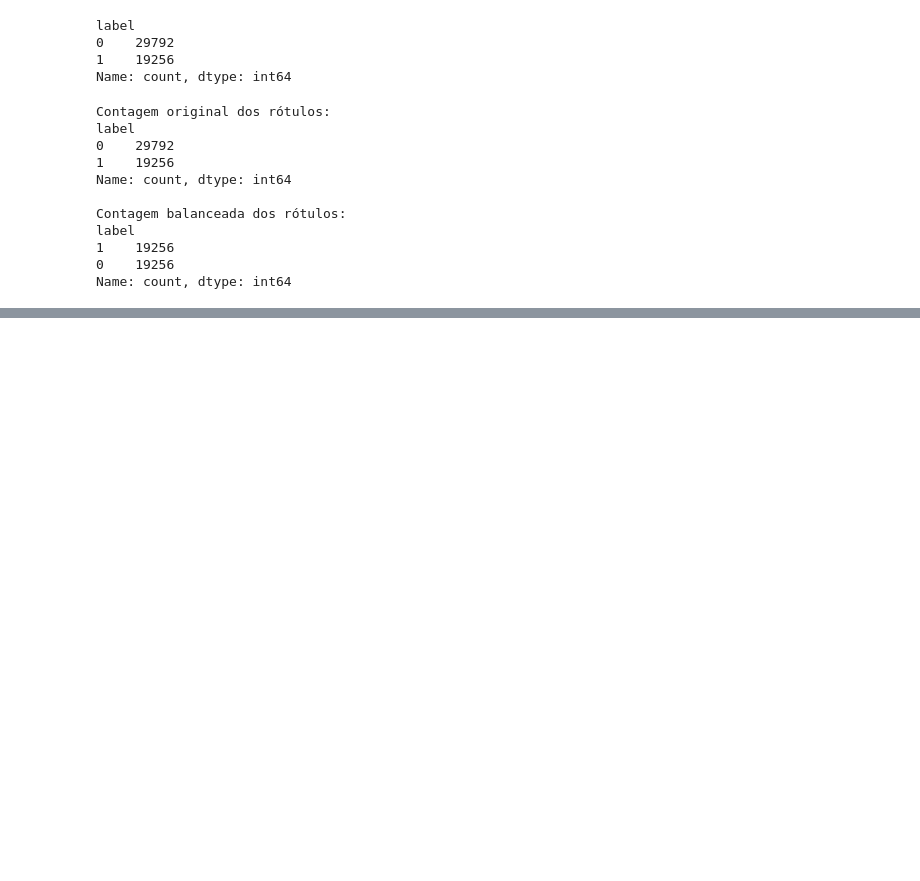
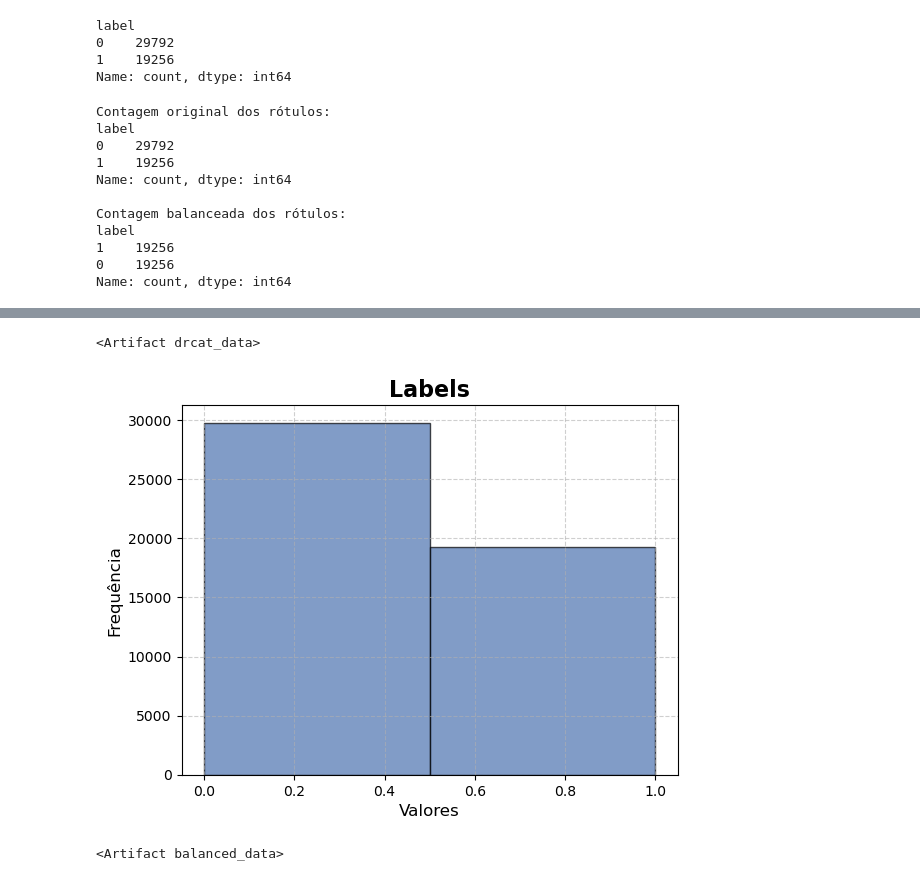
Before and after one commit to Gsdvl/ai-text-recognition, a Jupyter notebook: notebooks/03_preprocessing.ipynb, the cells around one changed output, grey strips where cells are left out. Saved outputs shown, nothing was run; the diff lists cells and outputs as text; code cells hidden in the pictures; blank space fills up the shorter version.

```diff
--- a/notebooks/03_preprocessing.ipynb
+++ b/notebooks/03_preprocessing.ipynb
@@ -287,0 +272,5 @@ test_df.to_csv('../results/test.csv', index=False)
+# %%
+wandb.log_artifact(external_raw_data_artifact)
+wandb.log_artifact(external_dataset_artifact)
+# %% [output]
+<Artifact drcat_data>
@@ -287,0 +280,13 @@ test_df.to_csv('../results/test.csv', index=False)
+# %%
+data = {'Generated': 1375, 'Not Generated': 3}
+
+fig, ax = plt.subplots()
+plt.hist(df['label'], bins=2, color='#4c72b0', edgecolor='black', alpha=0.7)
+ax.set_title('Labels', fontsize=16, fontweight='bold')
+ax.set_xlabel('Valores', fontsize=12)
+ax.set_ylabel('Frequência', fontsize=12)
+ax.grid(True, linestyle='--', alpha=0.6)
+
+wandb.log({"Merged data distribution": wandb.Image(fig)})
+# %% [output]
+[figure, added]
@@ -287,0 +302,7 @@ test_df.to_csv('../results/test.csv', index=False)
+# %%
+balanced_data_artifact = wandb.Artifact("balanced_data", type="dataset")
+balanced_data_artifact.add_file("../data/preprocessed/balanced.csv")
+
+wandb.log_artifact(balanced_data_artifact)
+# %% [output]
+<Artifact balanced_data>
```
Also changed, not shown: parts of 20 cells of this notebook, 7 other files.
